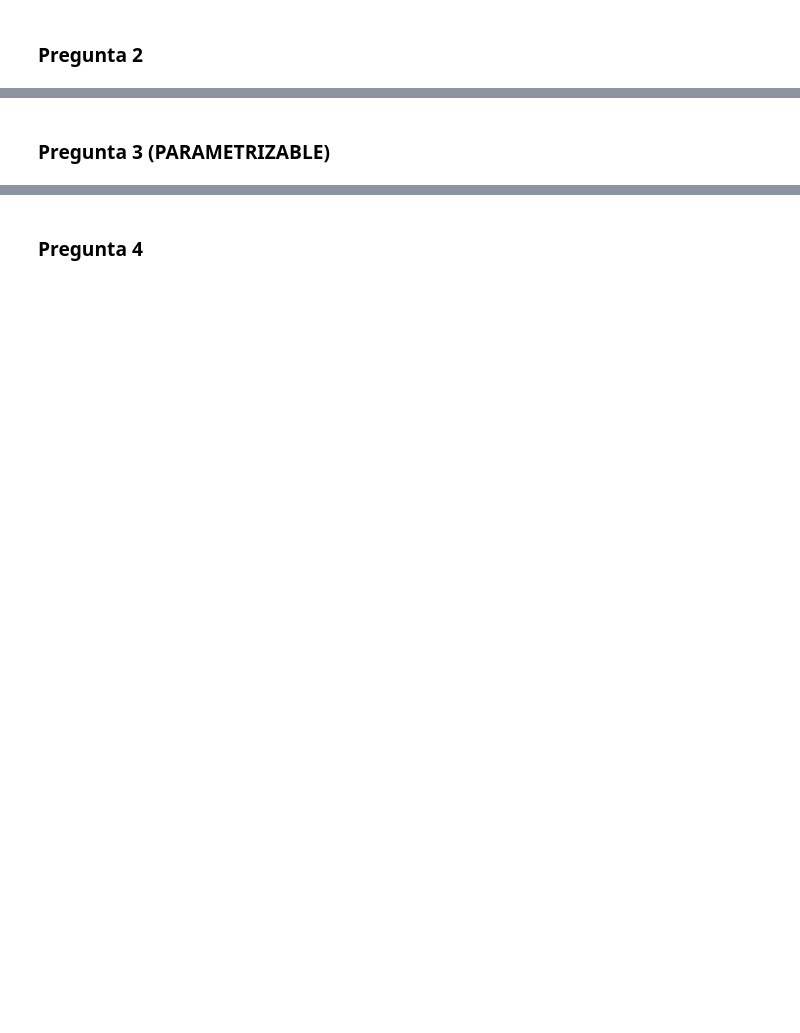
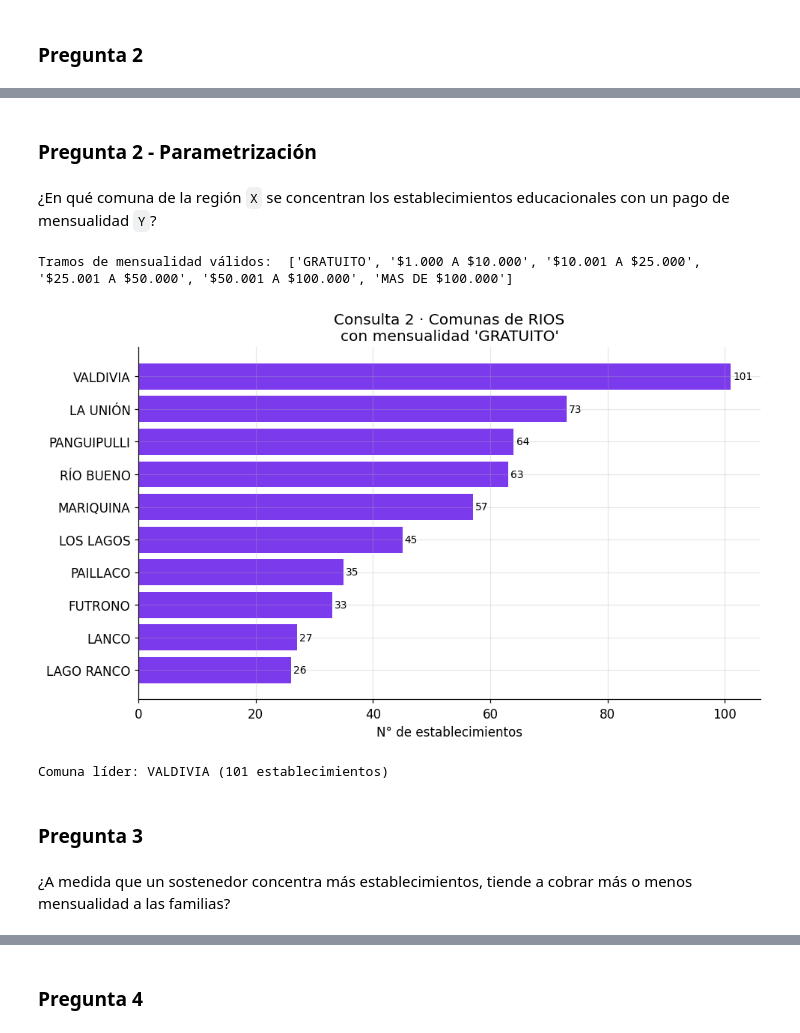
Before and after one commit to BrnoOr/Proyecto_BBDD_MDS7103, a Jupyter notebook: notebooks/EDA.ipynb, the cells around one changed output, grey strips where cells are left out. Saved outputs shown, nothing was run; the diff lists cells and outputs as text; code cells hidden in the pictures; blank space fills up the shorter version.

````diff
--- a/notebooks/EDA.ipynb
+++ b/notebooks/EDA.ipynb
@@ -107,2 +139,72 @@ FileNotFoundError: [Errno 2] No such file or directory: 'graficos/Consulta1.png'
+# %% [markdown]
+### Pregunta 2 - Parametrización
+# %% [markdown]
+¿En qué comuna de la región ```X``` se concentran los establecimientos educacionales con un pago de mensualidad ```Y```?
+# %%
+TRAMOS_VALIDOS = [
+    "GRATUITO", "$1.000 A $10.000", "$10.001 A $25.000",
+    "$25.001 A $50.000", "$50.001 A $100.000", "MAS DE $100.000"
+]
+
+region_id = str(input('Ingrese código de región (1 - 16): '))
+print('Tramos de mensualidad válidos: ',TRAMOS_VALIDOS)
+tramo_pago = str(input('Ingrese tramo de mensualidad a evaluar: '))
+
+try:
+    region_id = int(region_id)                 # fuerza tipo entero
+except (TypeError, ValueError):
+    raise ValueError("El código de región debe ser un entero entre 1 y 16.")
+if not (1 <= region_id <= 16):
+    raise ValueError("Código de región fuera de rango (1 a 16).")
+
+tramo_pago = tramo_pago.strip().upper()        # normaliza el input
+if tramo_pago not in TRAMOS_VALIDOS:
+    raise ValueError(f"Tramo inválido. Opciones válidas: {TRAMOS_VALIDOS}")
+
+Q2_P = """
+SELECT
+    r.nom_reg_rbd                        AS region,
+    c.nom_com_rbd                        AS comuna,
+    COUNT(*)                             AS n_establecimientos,
+    RANK() OVER (ORDER BY COUNT(*) DESC) AS ranking
+FROM establecimiento e
+JOIN comuna c    ON c.cod_com_rbd = e.c_cod_com_rbd
+JOIN provincia p ON p.cod_pro_rbd = c.p_cod_pro_rbd
+JOIN region r    ON r.cod_reg_rbd = p.r_cod_reg_rbd
+WHERE r.cod_reg_rbd = %(region_id)s          -- parámetro vinculado
+  AND e.pago_mensual = %(tramo_pago)s        -- parámetro vinculado
+GROUP BY r.nom_reg_rbd, c.nom_com_rbd
+ORDER BY n_establecimientos DESC;
+"""
+conn.rollback()
+df2_p = pd.read_sql_query(Q2_P, conn, params={"region_id": region_id, "tramo_pago": tramo_pago})
+df2_p.head()
+
+if df2_p.empty:
+    print(f"No se encontraron establecimientos en la región {region_id} "
+          f"con tramo '{tramo_pago}'.")
+else:
+    nombre_region = df2_p["region"].iloc[0]     # nombre legible de la región
+
+    fig, ax = plt.subplots(figsize=(9, 5.5))
+    top = df2_p.head(10).sort_values("n_establecimientos")
+    ax.barh(top["comuna"], top["n_establecimientos"], color="#7c3aed")
+    for i, v in enumerate(top["n_establecimientos"]):
+        ax.text(v + 0.4, i, str(int(v)), va="center", fontsize=9)
+    ax.set_xlabel("N° de establecimientos")
+    ax.set_title(f"Consulta 2 · Comunas de {nombre_region}\n"
+                 f"con mensualidad '{tramo_pago}'")
+    plt.tight_layout()
+    plt.show()
+
+    print("Comuna líder:", df2_p.iloc[0]["comuna"],
+          f"({int(df2_p.iloc[0]['n_establecimientos'])} establecimientos)")
+# %% [output]
+Tramos de mensualidad válidos:  ['GRATUITO', '$1.000 A $10.000', '$10.001 A $25.000', '$25.001 A $50.000', '$50.001 A $100.000', 'MAS DE $100.000']
+[figure, added]
+Comuna líder: VALDIVIA (101 establecimientos)
 # %% [markdown]
-### Pregunta 3 (PARAMETRIZABLE)
+### Pregunta 3
+# %% [markdown]
+¿A medida que un sostenedor concentra más establecimientos, tiende a cobrar
+más o menos mensualidad a las familias?
````
Also changed, not shown: parts of 18 cells of this notebook, 1 other file.
